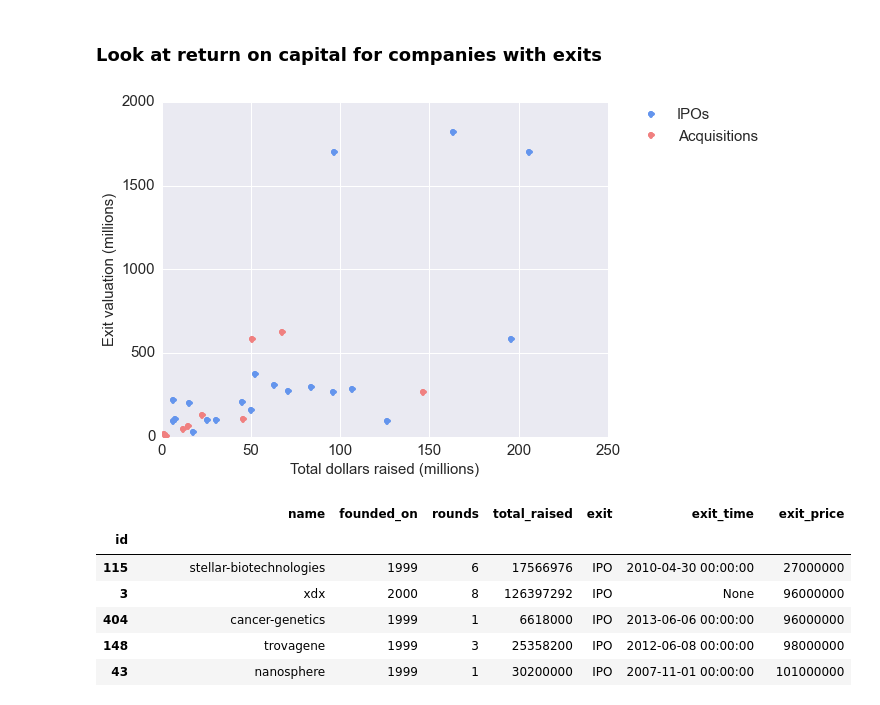
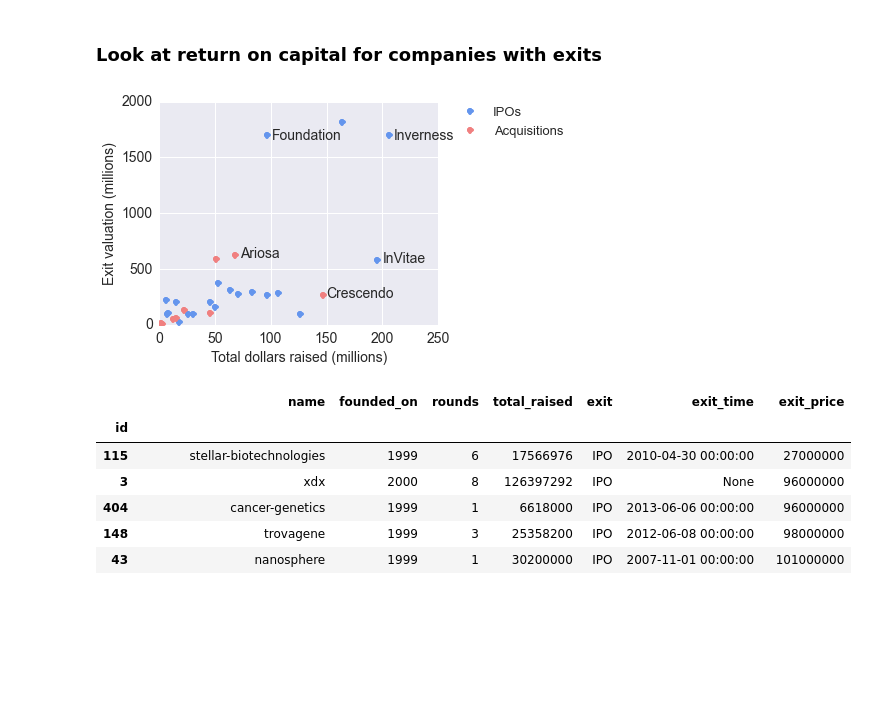
Before and after one commit to rbloom5/fun-data-projects, a Jupyter notebook: crunchbase/crunchbase.ipynb, the cells around one changed output. Saved outputs shown, nothing was run; the diff lists cells and outputs as text; code cells hidden in the pictures; blank space fills up the shorter version.

```diff
--- a/crunchbase/crunchbase.ipynb
+++ b/crunchbase/crunchbase.ipynb
@@ -521,18 +544,19 @@ OrderedDict([('0-5', 53.1), ('5-20', 16.1), ('20-100', 10.1), ('100+', 0.1)])
 # %%
 import operator
 from collections import OrderedDict
-plt.rc('xtick', labelsize=15)
-plt.rc('ytick', labelsize=15)
-plt.rc('legend',fontsize=15)
-plt.rc('axes',labelsize=15)
+plt.rc('xtick', labelsize=16)
+plt.rc('ytick', labelsize=16)
+plt.rc('legend',fontsize=16)
+plt.rc('axes',labelsize=16)
 
-def bar_plt(data, ylabel, title, color=None):
+def bar_plt(data, ylabel, title, name=None, color=None):
     #data must be a dict, and each item in dict will be a bar
-    plt.figure(num=None, figsize=(10, 8), dpi=80)
+    plt.figure(num=None, figsize=(10, 8), dpi=2500)
     plt.bar(range(len(data)), data.values(), width = .45, color=color)
     plt.xticks(np.array(range(len(data)))+.325, data.keys(), rotation=90)
-    plt.ylabel(ylabel, fontsize=15)
-    plt.title(title, fontsize=20)
+    plt.ylabel(ylabel, fontsize=16)
+    plt.title(title, fontsize=18)
+#     plt.savefig(name, dpi = 2000)
     plt.show()
 
 
@@ -573,6 +597,6 @@ for k, v in investor_counts.items():
 del investor_counts['']
 sorted_inv = sorted(investor_counts.items(), key=operator.itemgetter(1))
 sorted_inv = OrderedDict(sorted_inv)
-bar_plt(investor_dict, "Number of different investors", "Amount of Firms Investing in Diagnostics since 2009")
-bar_plt(sorted_inv, "Number of Deals", "Firms Investing in Diagnostics Since 2009")
+# bar_plt(investor_dict, "Number of different investors", "Amount of Firms Investing in Diagnostics since 2009", name='Num_investors.png')
+bar_plt(sorted_inv, "Number of Deals", "Firms Investing in Diagnostics Since 2009", name="num_deals.png")
 # %% [output]
@@ -583,36 +606,42 @@ bar_plt(sorted_inv, "Number of Deals", "Firms Investing in Diagnostics Since 200
 # %%
 def sort_exits(exits):
     exits = exits[exits['total_raised']>1000000]
     exits.dropna(subset=['exit_price'], inplace = True)
     sorted_exits = exits.sort(['exit_price'])
     return sorted_exits
 
 # IPO_exits = pd.read_sql_query('SELECT name, total_raised, exit_price FROM companies WHERE founded_on >1993 AND exit LIKE "%IPO%"', \
 #                                   conn, )
 # acq_exits = pd.read_sql_query('SELECT name, total_raised, exit_price FROM companies WHERE exit LIKE "%acquired%"', \
 #                                  conn, )
 
 sorted_IPOs = sort_exits(IPO_companies)
 sorted_acq = sort_exits(acq_companies)
 
 
 IPO_money_in = np.array(sorted_IPOs['total_raised'])
 IPO_money_out = np.array(sorted_IPOs['exit_price'])
 
 acq_money_out = np.array(sorted_acq['exit_price'])
 acq_money_in = np.array(sorted_acq['total_raised'])
 
-plt.figure(num=None, figsize=(8, 6), dpi=80)
+plt.figure(num=None, figsize=(5, 4), dpi=2500)
 ax = plt.gca()
 ax.yaxis.set_major_formatter(FormatStrFormatter('%.0f'))
 plt.plot(IPO_money_in/float(1000000), IPO_money_out/float(1000000), 'o', color = '#6495ED')
 plt.plot(acq_money_in/float(1000000), acq_money_out/float(1000000), 'o', color = '#F08080')
-plt.legend(['IPOs','Acquisitions'],bbox_to_anchor=(1.05, 1), loc=2, borderaxespad=0.)
-plt.xlabel("Total dollars raised (millions)")
-plt.ylabel("Exit valuation (millions)")
+plt.legend(['IPOs','Acquisitions'],bbox_to_anchor=(1.05, 1), loc=2, fontsize=13, borderaxespad=0.)
+plt.xlabel("Total dollars raised (millions)", size=14)
+plt.ylabel("Exit valuation (millions)", size=14)
+plt.figtext(.35, .36, "Ariosa", fontsize=14)
+plt.figtext(.75, .34, "InVitae", fontsize=14)
+plt.figtext(.59, .22, "Crescendo", fontsize=14)
+plt.figtext(.44, .77, "Foundation", fontsize=14)
+plt.figtext(.78, .77, "Inverness", fontsize=14)
+# plt.savefig('invest_return.png', dpi = 2000)
 plt.show()
 # %% [output]
-[figure, old version]
+[figure, new version]
 # %%
 sorted_IPOs
 # %% [output]
```
Also changed, not shown: parts of 3 cells of this notebook, 15 other files.
